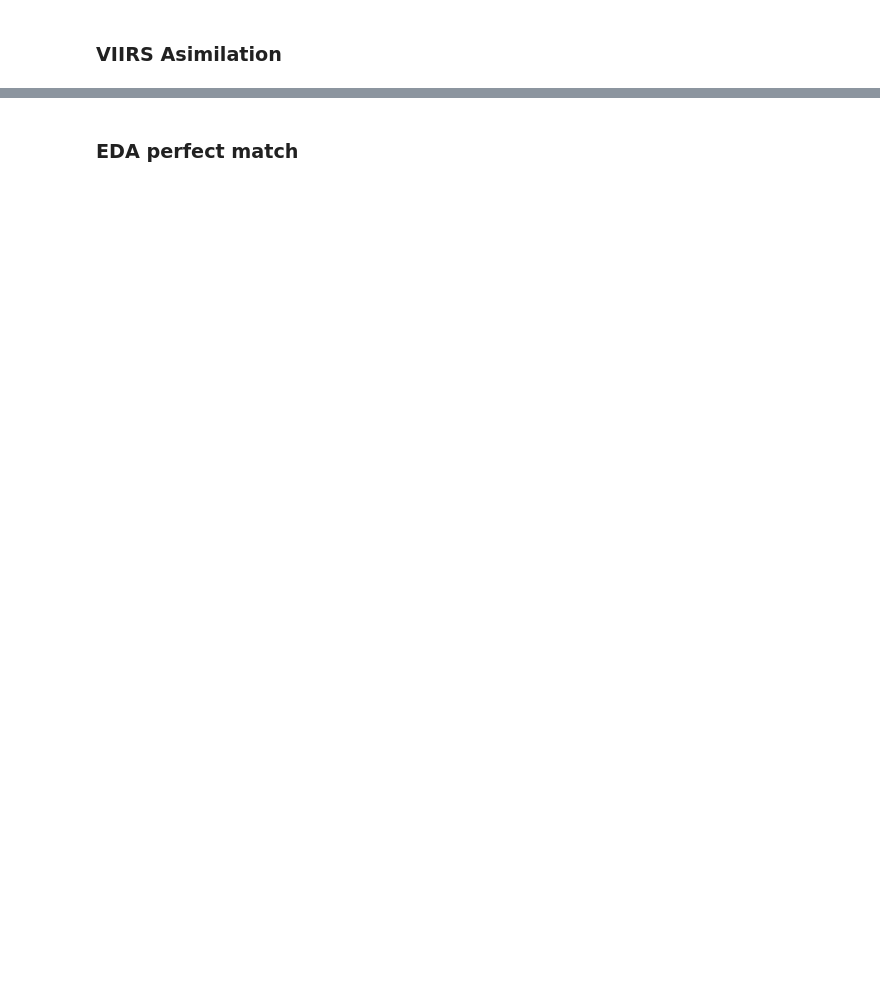
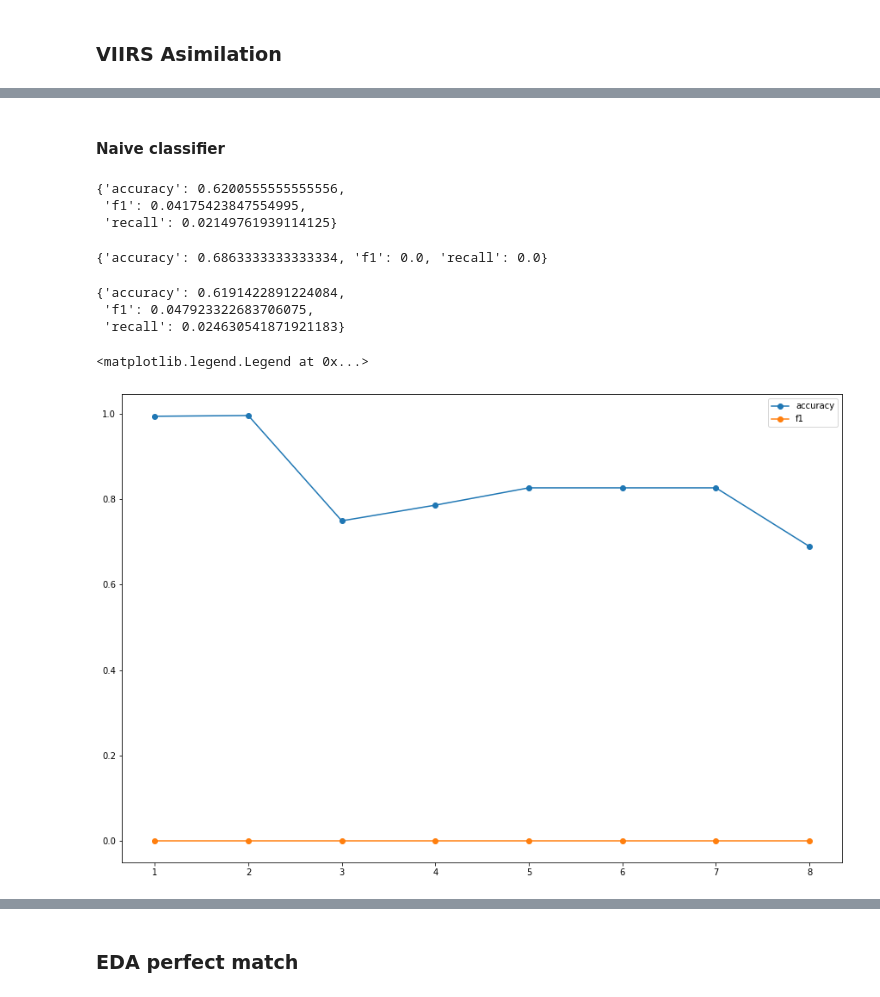
Before and after one commit to ICESAT-2HackWeek/CloudMask, a Jupyter notebook: CloudMask.ipynb, the cells around one changed output, grey strips where cells are left out. Cells and saved outputs as stored; diff of their text form; code cells hidden in the pictures; blank space fills up the shorter version.

```diff
--- a/CloudMask.ipynb
+++ b/CloudMask.ipynb
@@ -417,0 +418,37 @@ df.head()
+# %% [markdown]
+#### Naive classifier
+# %%
+fit_scores(y_true=df_train.q_viirs.values, y_fit=df_train.q_flag.values)
+# %% [output]
+{'accuracy': 0.6200555555555556,
+ 'f1': 0.04175423847554995,
+ 'recall': 0.02149761939114125}
+# %%
+fit_scores(y_true=df_val.q_viirs.values, y_fit=df_val.q_flag.values)
+# %% [output]
+{'accuracy': 0.6863333333333334, 'f1': 0.0, 'recall': 0.0}
+# %%
+fit_scores(y_true=df_train[df_train.delta_assim < 5].q_viirs.values, y_fit=df_train[df_train.delta_assim < 5].q_flag.values)
+# %% [output]
+{'accuracy': 0.6191422891224084,
+ 'f1': 0.047923322683706075,
+ 'recall': 0.024630541871921183}
+# %%
+T = np.arange(1, dt + 1)
+acc = []
+f1  = []
+
+for t in T:
+
+    #fit = fit_scores(y_true=df_train[df_train.delta_assim < t].q_viirs.values, y_fit=df_train[df_train.delta_assim < t].q_flag.values)
+    fit = fit_scores(y_true=df_val[df_val.delta_assim < t].q_viirs.values, y_fit=df_val[df_val.delta_assim < t].q_flag.values)
+
+    acc.append(fit['accuracy'])
+    f1.append(fit['f1'])
+# %%
+plt.plot(T, acc, 'o-', label = "accuracy")
+plt.plot(T, f1, 'o-', label = "f1")
+plt.legend()
+# %% [output]
+<matplotlib.legend.Legend at 0x...>
+[figure, added]
```
Also changed, not shown: parts of 112 cells of this notebook.
